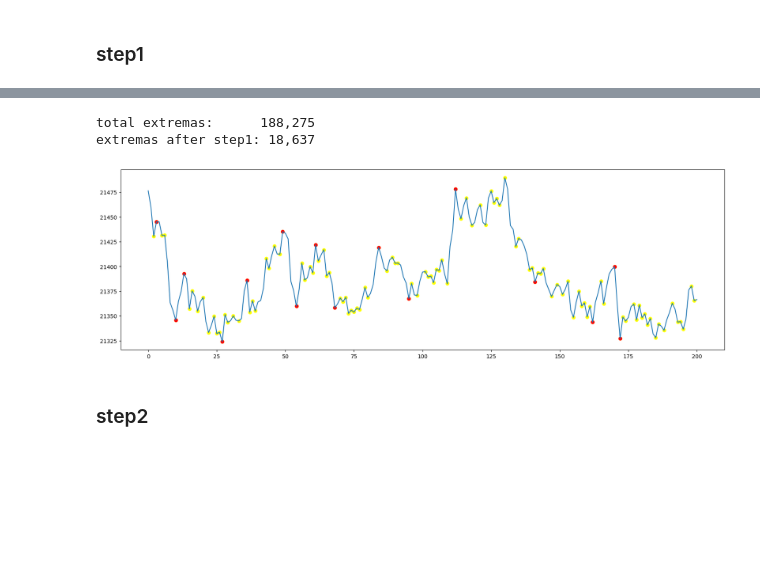
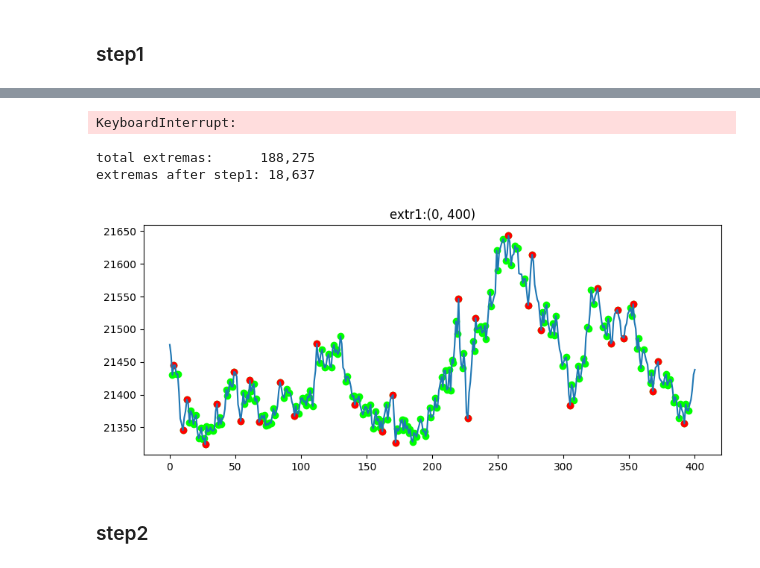
Before and after one commit to NikitaKrotenko/Diploma, a Jupyter notebook: razmetka.ipynb, the cells around one changed output, grey strips where cells are left out. Drawn from its saved outputs; the diff is of its cells as text; code cells hidden in the pictures; blank space fills up the shorter version.

```diff
--- a/razmetka.ipynb
+++ b/razmetka.ipynb
@@ -220,14 +220,15 @@ df_total.head()
 # %% [markdown]
 ### prep
 # %%
-def plot_selected_extremas(df, column, window=200, color='red', figsize = (20,4)):
+def plot_selected_extremas(df, col, window=(0,400), color='red', figsize=(10,4)):
     plt.figure(figsize = figsize)
-    plt.plot(df.loc[:window, 'open_perp'])
-    plt.scatter(df.loc[df['is_extrema'] & (df.index < window)].index,
-                df.loc[df['is_extrema'] & (df.index < window), 'open_perp'],
-                c='yellow')
-    plt.scatter(df.loc[df[column] & (df.index < window)].index,
-                df.loc[df[column] & (df.index < window), 'open_perp'],
+    plt.title(f"{col}:{window}")
+    plt.plot(df.loc[window[0]:window[1], 'open_perp'])
+    plt.scatter(df.loc[window[0]:window[1]].loc[df['is_extrema'], 'index'],
+                df.loc[window[0]:window[1]].loc[df['is_extrema'], 'open_perp'],
+                c='lime')
+    plt.scatter(df.loc[window[0]:window[1]].loc[df[col], 'index'],
+                df.loc[window[0]:window[1]].loc[df[col], 'open_perp'],
                 c=color)
     plt.show()
     plt.close()
@@ -247 +260,10 @@ profit = balance_start * (np.power(1-COMMISSION_RATE, 2) * (1 + LEVERAGE * (1 -
+# %%
+def get_balance_single(open_price, close_price, commision=COMMISSION_RATE, leverage = LEVERAGE):
+    return (np.power(1 - commision, 2) *
+            (1 + leverage * abs(1 - close_price/open_price)))
+
+def get_balance(df, indices, commision=COMMISSION_RATE, leverage = LEVERAGE):
+    prices = df.loc[indices, 'open_perp']
+    return np.prod([get_balance_single(start, end, commision, leverage)
+                    for start, end in zip(prices[:-1], prices[1:])])
 # %%
@@ -310,0 +396,18 @@ plot_selected_extremas(df_total, 'ismaxima', 1200)
+# %%
+        max_balance = max(balance1, balance123/min_prof_3contracts, balance__3)
+
+        if (max_balance > balance * min_profitability):
+            if(max_balance == balance1):
+                extremas.append(index_first_contract)
+                price_start = price_first_contract
+
+            elif(max_balance == balance__3):
+                iterator = iter(df_razmetka.index[df_razmetka['is_extrema'] & (df_razmetka.index>=index_third_contract)])
+
+            elif(max_balance == balance123/min_prof_3contracts):
+                # print(index_first_contract, end=' ')
+                extremas.append(index_first_contract)
+                iterator = iter(df_razmetka.index[df_razmetka['is_extrema'] & (df_razmetka.index>=index_first_contract)])
+                (index_start, price_start) = df_razmetka.loc[iterator.__next__(), ['index', 'open_perp']]
+        else:
+            pass
@@ -311,3 +417,7 @@ plot_selected_extremas(df_total, 'ismaxima', 1200)
+# %%
+initial_markdown(df_razmetka, 'is_extrema', 'temp')
+# %% [output]
+KeyboardInterrupt:
 # %%
 iterator = iter(df_razmetka.index[df_razmetka['is_extrema']])
 #  skip first value because it wouldnt be an extrema
@@ -356,9 +505,9 @@ print(f"extremas after step1: {df_razmetka['extr1'].sum():,}")
 total extremas:      188,275
 extremas after step1: 18,637
 # %%
-plot_selected_extremas(df_razmetka, 'extr1', 1200)
+plot_selected_extremas(df_razmetka, 'extr1')
 # %% [output]
-[figure, old version]
+[figure, new version]
 # %% [markdown]
 ### step2
 # %%
```
Also changed, not shown: parts of 28 cells of this notebook.
